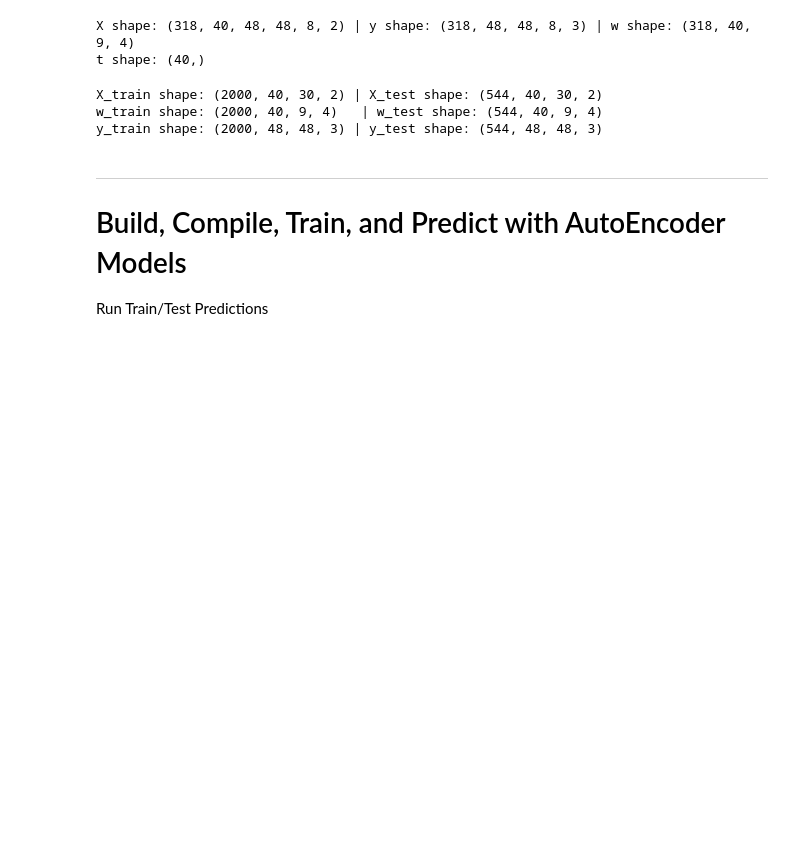
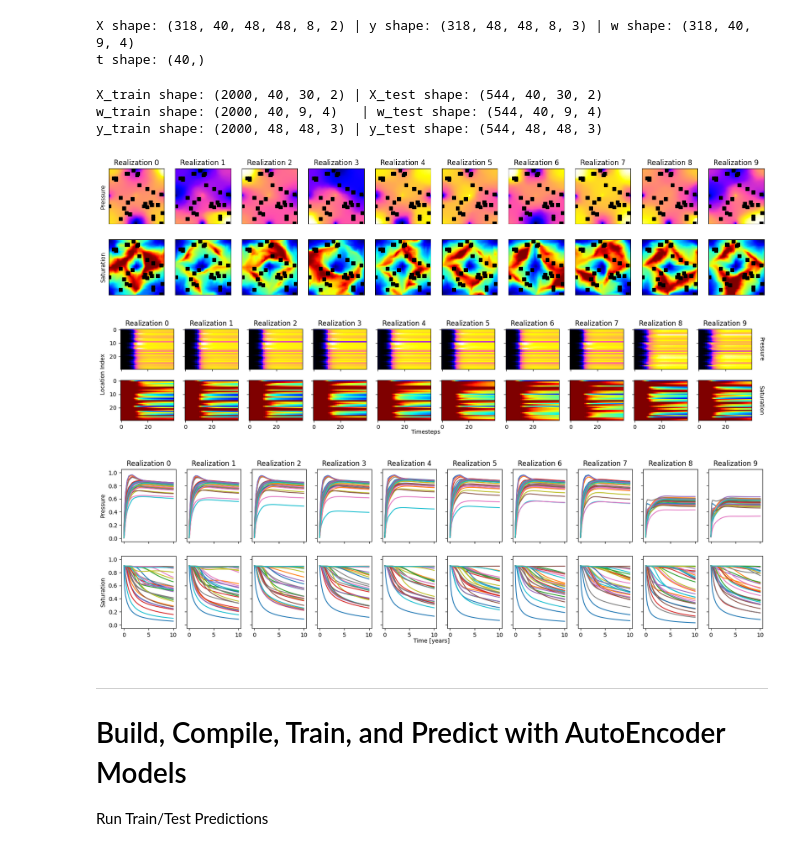
Before and after one commit to misaelmmorales/Latent-Geo-Modeling, a Jupyter notebook: Latent-Geo-Inversion-3D.ipynb, the cells around one changed output. Saved outputs shown, nothing was run; the diff lists cells and outputs as text; code cells hidden in the pictures; blank space fills up the shorter version.

```diff
--- a/Latent-Geo-Inversion-3D.ipynb
+++ b/Latent-Geo-Inversion-3D.ipynb
@@ -59,9 +59,13 @@ w_train shape: (2000, 40, 9, 4)   | w_test shape: (544, 40, 9, 4)
 y_train shape: (2000, 48, 48, 3) | y_test shape: (544, 48, 48, 3)
 # %%
 # Visualize X-samples
-plot_X_img_observation(X_data, randx, randy)
-plot_X_observation(X_train)
-plot_X_line_observation(X_train, timestamps)
+plot_X_img_observations(X_data, randx, randy)
+plot_X_observations(X_train)
+plot_X_line_observations(X_train, timestamps)
+# %% [output]
+[figure, added]
+[figure, added]
+[figure, added]
 # %% [markdown]
 ***
 # Build, Compile, Train, and Predict with AutoEncoder Models
```
Also changed, not shown: parts of 4 cells of this notebook, 1 other file.
